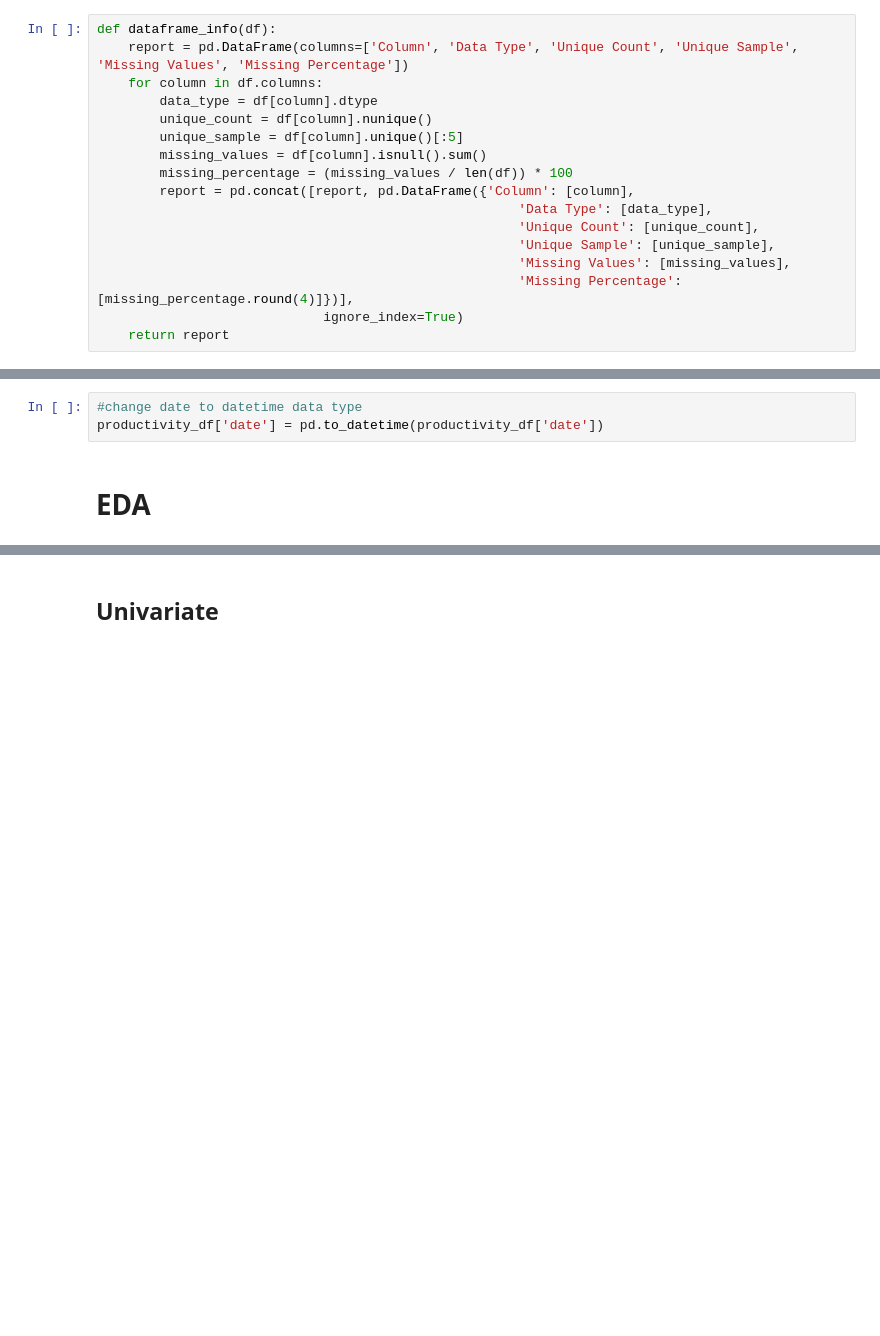
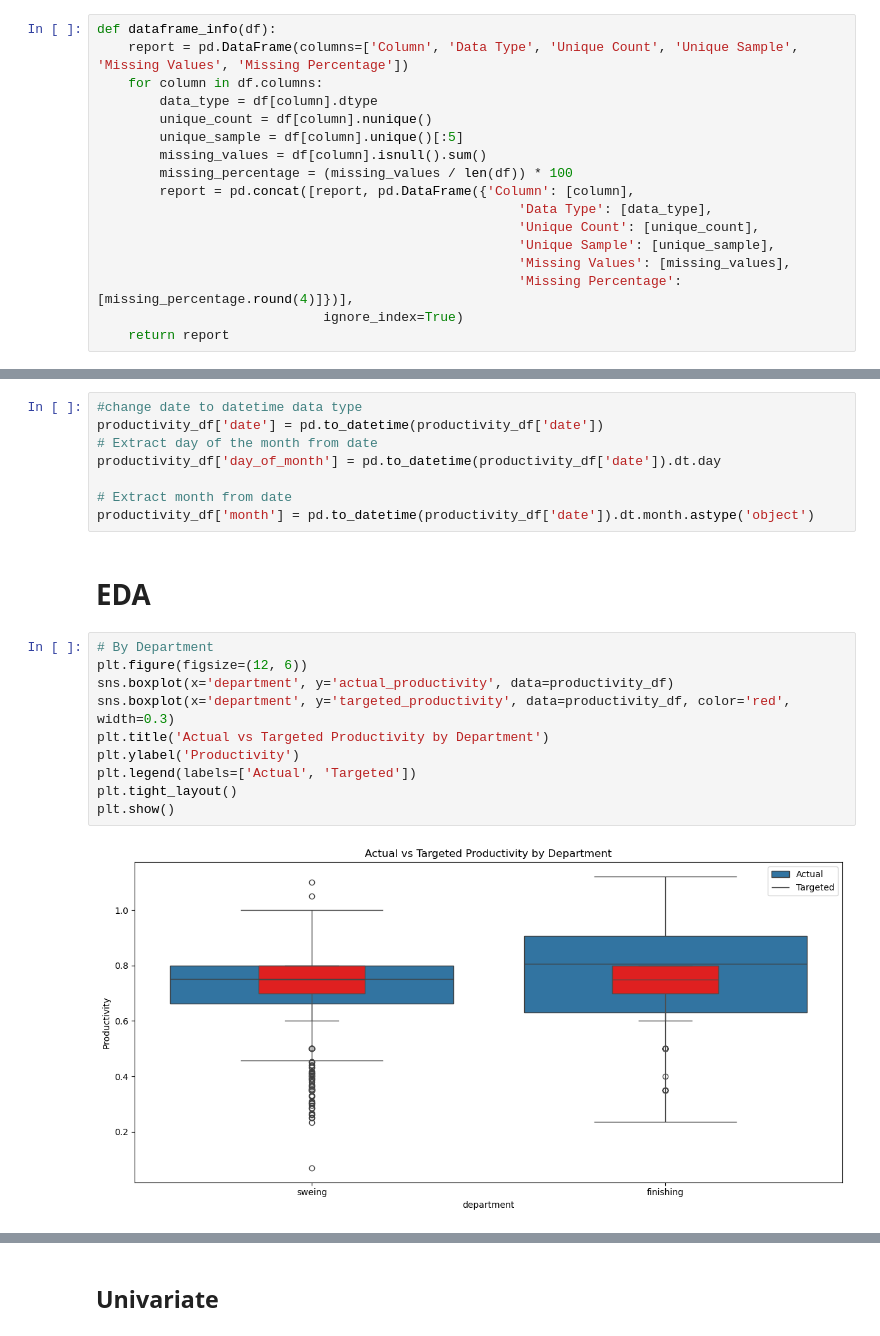
Before and after one commit to ramdhanhdy/DS_Project, a Jupyter notebook: Productivity Prediction/productivity_eda.ipynb, the cells around one changed output, grey strips where cells are left out. Saved outputs shown, nothing was run; the diff lists cells and outputs as text; blank space fills up the shorter version.

```diff
--- a/Productivity Prediction/productivity_eda.ipynb
+++ b/Productivity Prediction/productivity_eda.ipynb
@@ -71,5 +110,22 @@ len(productivity_df)
 # %%
 #change date to datetime data type
 productivity_df['date'] = pd.to_datetime(productivity_df['date'])
+# Extract day of the month from date
+productivity_df['day_of_month'] = pd.to_datetime(productivity_df['date']).dt.day
+
+# Extract month from date
+productivity_df['month'] = pd.to_datetime(productivity_df['date']).dt.month.astype('object')
 # %% [markdown]
 # EDA
+# %%
+# By Department
+plt.figure(figsize=(12, 6))
+sns.boxplot(x='department', y='actual_productivity', data=productivity_df)
+sns.boxplot(x='department', y='targeted_productivity', data=productivity_df, color='red', width=0.3)
+plt.title('Actual vs Targeted Productivity by Department')
+plt.ylabel('Productivity')
+plt.legend(labels=['Actual', 'Targeted'])
+plt.tight_layout()
+plt.show()
+# %% [output]
+[figure, added]
```
Also changed, not shown: parts of 47 cells of this notebook.
